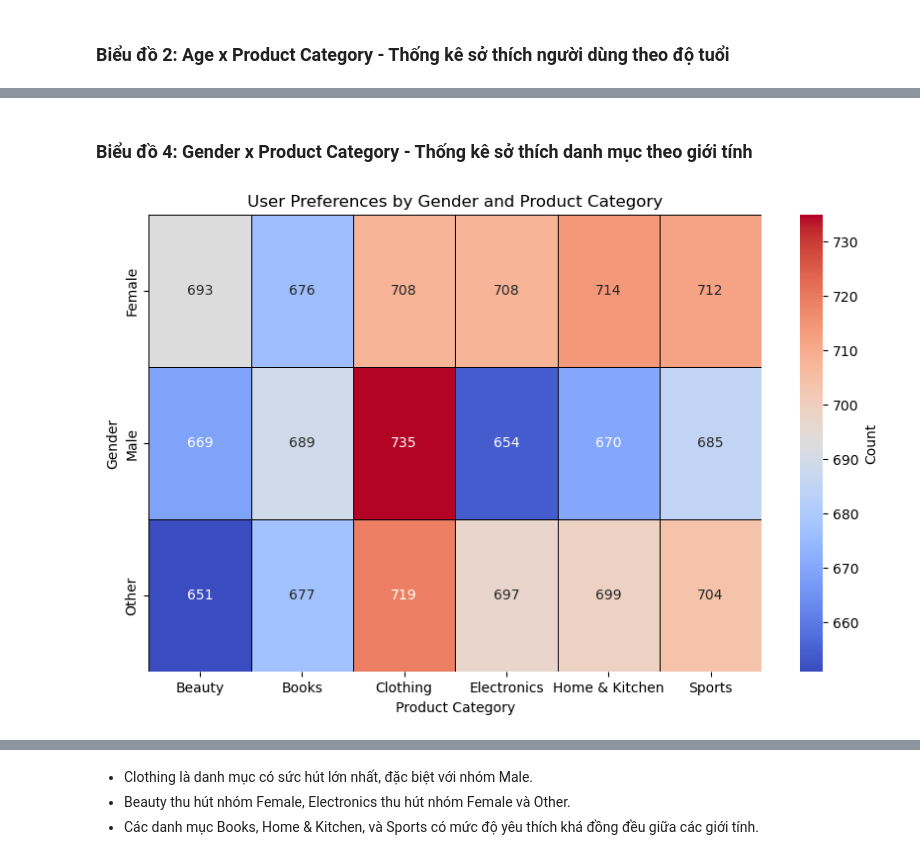
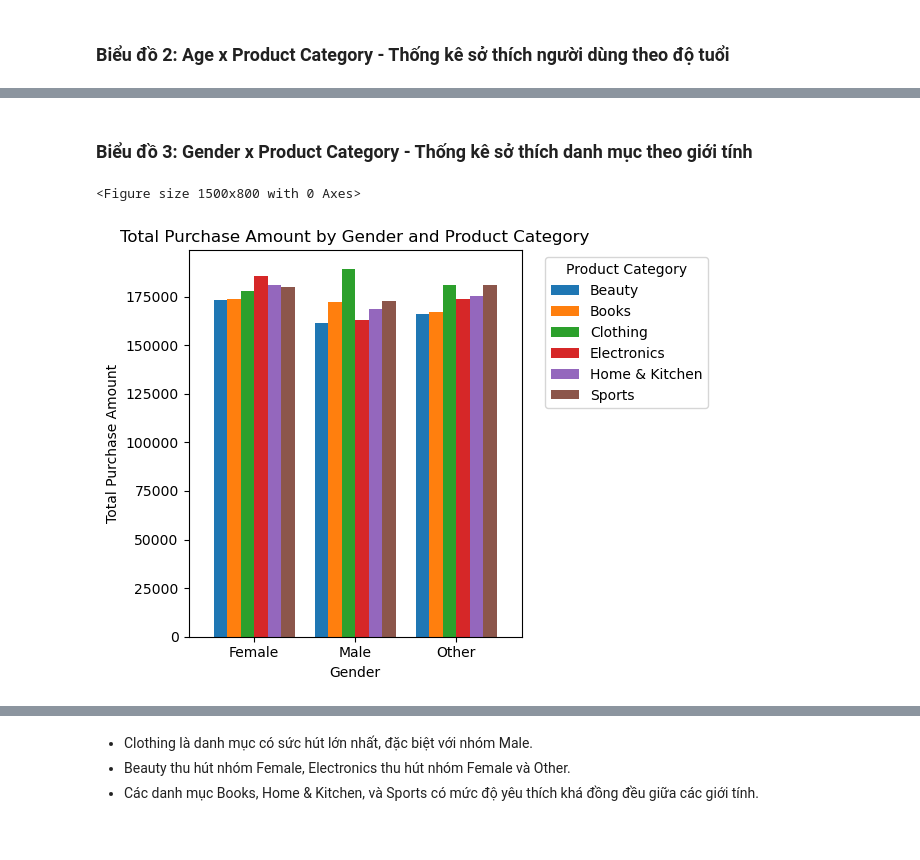
Before and after one commit to VanhHoang/streamlit_web, a Jupyter notebook: Streamlit_ Matplotlib.ipynb, the cells around one changed output, grey strips where cells are left out. Saved outputs shown, nothing was run; the diff lists cells and outputs as text; code cells hidden in the pictures.

```diff
--- a/Streamlit_ Matplotlib.ipynb
+++ b/Streamlit_ Matplotlib.ipynb
@@ -250,5 +260,8 @@ df_shopping['Age'] = df_shopping['Age'].fillna(df_shopping['Age'].mean())
 df_shopping = df_shopping.dropna(subset=['Gender'])
 # %% [markdown]
 ### Xử lý thuộc tính Country
+# %%
+# xóa hàng có giá trị thiếu
+df_shopping['Country'].dropna(inplace=True)
 # %% [markdown]
 ### Xử lý thuộc tính Purchase Amount
@@ -259,9 +268,9 @@ df_shopping["Purchase Amount"].isnull().sum()
 # %%
 #Thay thế giá trị thiếu bằng giá trị xuất hiện nhìu nhất
-df_shopping['Purchase Amount'] = df_shopping['Purchase Amount'].fillna(df_shopping['Purchase Amount'].mode()[0])
+# df_shopping['Purchase Amount'] = df_shopping['Purchase Amount'].fillna(df_shopping['Purchase Amount'].mode()[0])
 # %%
 #Thay thế giá trị bị thiếu bằng giá trị trung bình
-#df_shopping['Purchase Amount'] = df_shopping['Purchase Amount'].fillna(df_shopping['Purchase Amount'].mean())
+df_shopping['Purchase Amount'] = df_shopping['Purchase Amount'].fillna(df_shopping['Purchase Amount'].mean())
 # %% [markdown]
 ### Xử lý thuộc tính Purchase Date
 # %%
@@ -424,19 +399,25 @@ Passing `palette` without assigning `hue` is deprecated and will be removed in v
 # %% [markdown]
-### Biểu đồ 4: Gender x Product Category - Thống kê sở thích danh mục theo giới tính
+### Biểu đồ 3: Gender x Product Category - Thống kê sở thích danh mục theo giới tính
 # %%
 import matplotlib.pyplot as plt
 import seaborn as sns
-import pandas as pd
 
-# Tạo bảng thống kê số lượng sản phẩm theo giới tính và danh mục
-category_gender_count = df_shopping.pivot_table(index='Gender', columns='Product Category', aggfunc='size', fill_value=0)
+# Nhóm dữ liệu theo giới tính và danh mục sản phẩm, tính tổng chi tiêu
+gender_category_purchase = df_shopping.groupby(['Gender', 'Product Category'])['Purchase Amount'].sum().unstack()
 
-# Vẽ biểu đồ heatmap
-plt.figure(figsize=(10, 6))
-sns.heatmap(category_gender_count, annot=True, cmap='coolwarm', linewidths=0.5, linecolor='black', fmt="d", cbar_kws={'label': 'Count'})
-plt.title('User Preferences by Gender and Product Category')
-plt.xlabel('Product Category')
-plt.ylabel('Gender')
+# Vẽ biểu đồ
+plt.figure(figsize=(15, 8))
+gender_category_purchase.plot(kind='bar', width=0.8)
+
+plt.title('Total Purchase Amount by Gender and Product Category')
+plt.xlabel('Gender')
+plt.ylabel('Total Purchase Amount')
+plt.xticks(rotation=0)
+plt.legend(title='Product Category', bbox_to_anchor=(1.05, 1), loc='upper left')
+
+# Hiển thị biểu đồ
+plt.tight_layout()
 plt.show()
 # %% [output]
+<Figure size 1500x800 with 0 Axes>
-[figure, old version]
+[figure, new version]
```
Also changed, not shown: parts of 26 cells of this notebook.
